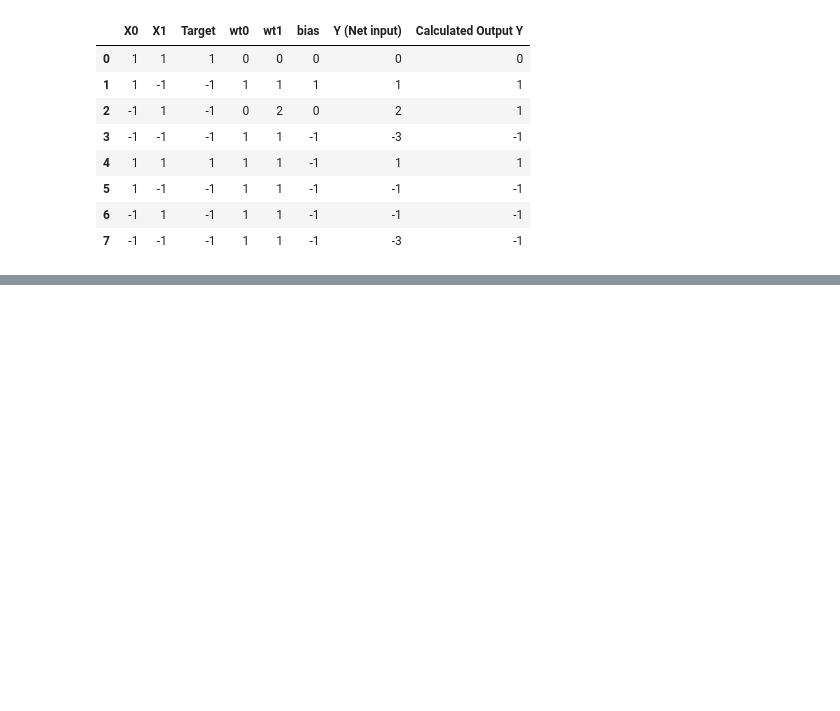
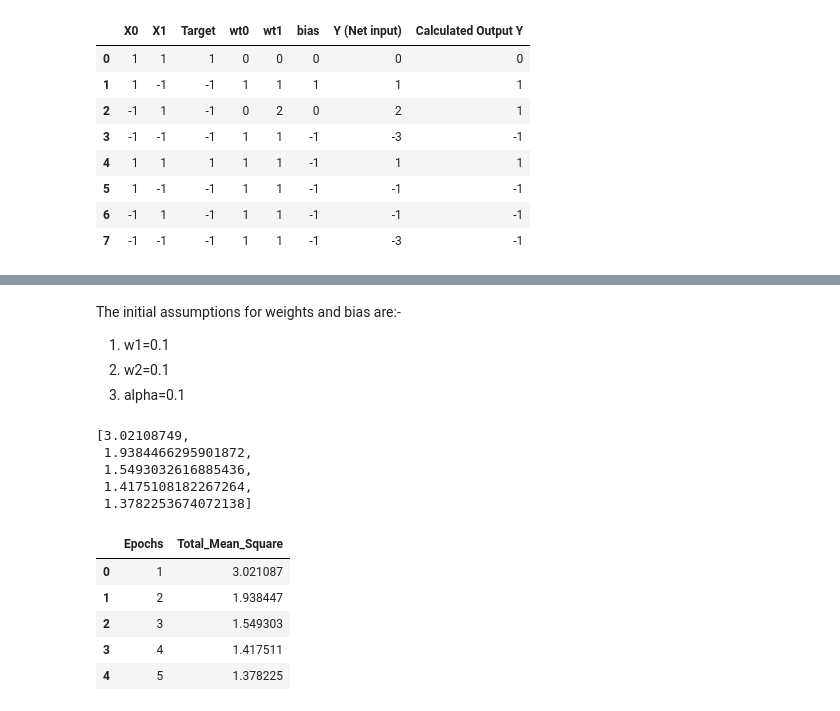
Before and after one commit to Pramodgopinathan/DeepLearning, a Jupyter notebook: Deep_Learning.ipynb, the cells around one changed output, grey strips where cells are left out. Cells and saved outputs as stored; diff of their text form; code cells hidden in the pictures; blank space fills up the shorter version.

```diff
--- a/Deep_Learning.ipynb
+++ b/Deep_Learning.ipynb
@@ -228,0 +245,61 @@ df
+# %% [markdown]
+The initial assumptions for weights and bias are:-
+1. w1=0.1
+2. w2=0.1
+3. alpha=0.1
+# %%
+x1= np.array([1,1,-1,-1])
+x2= np.array([1,-1,1,-1])
+t= [1,1,1,-1]
+
+
+error_term_square=[]
+error_term_final=[]
+yin=[]
+w1=0.1
+w2=0.1
+bias= 0.1
+weights_w1=[]
+weights_w2=[]
+final_bias=[]
+
+for i in range(1,6):
+    for i,j,l in zip(x1,x2,t):
+
+        yin_cal= bias+ ((i*w1)+(j*w2))
+        yin.append(yin_cal)
+
+
+        error_term= (l-yin_cal)
+        error_term_final.append(error_term)
+
+
+        w1=w1+(0.1*(error_term)*i)
+        weights_w1.append(w1)
+
+
+        w2=w2+(0.1*(error_term)*j)
+        weights_w2.append(w2)
+        bias=bias+(0.1*error_term)
+        final_bias.append(bias)
+
+        error_term_square.append(error_term**2)
+
+mse=[sum(error_term_square[0:4]),sum(error_term_square[4:8]),sum(error_term_square[8:12]),sum(error_term_square[12:16]),sum(error_term_square[16:])]
+mse
+# %% [output]
+[3.02108749,
+ 1.9384466295901872,
+ 1.5493032616885436,
+ 1.4175108182267264,
+ 1.3782253674072138]
+# %%
+df1= pd.DataFrame({'Epochs':[1,2,3,4,5],'Total_Mean_Square': mse})
+df1
+# %% [output]
+|  | Epochs | Total_Mean_Square |
+| 0 | 1 | 3.021087 |
+| 1 | 2 | 1.938447 |
+| 2 | 3 | 1.549303 |
+| 3 | 4 | 1.417511 |
+| 4 | 5 | 1.378225 |
```
Also changed, not shown: parts of 9 cells of this notebook.
